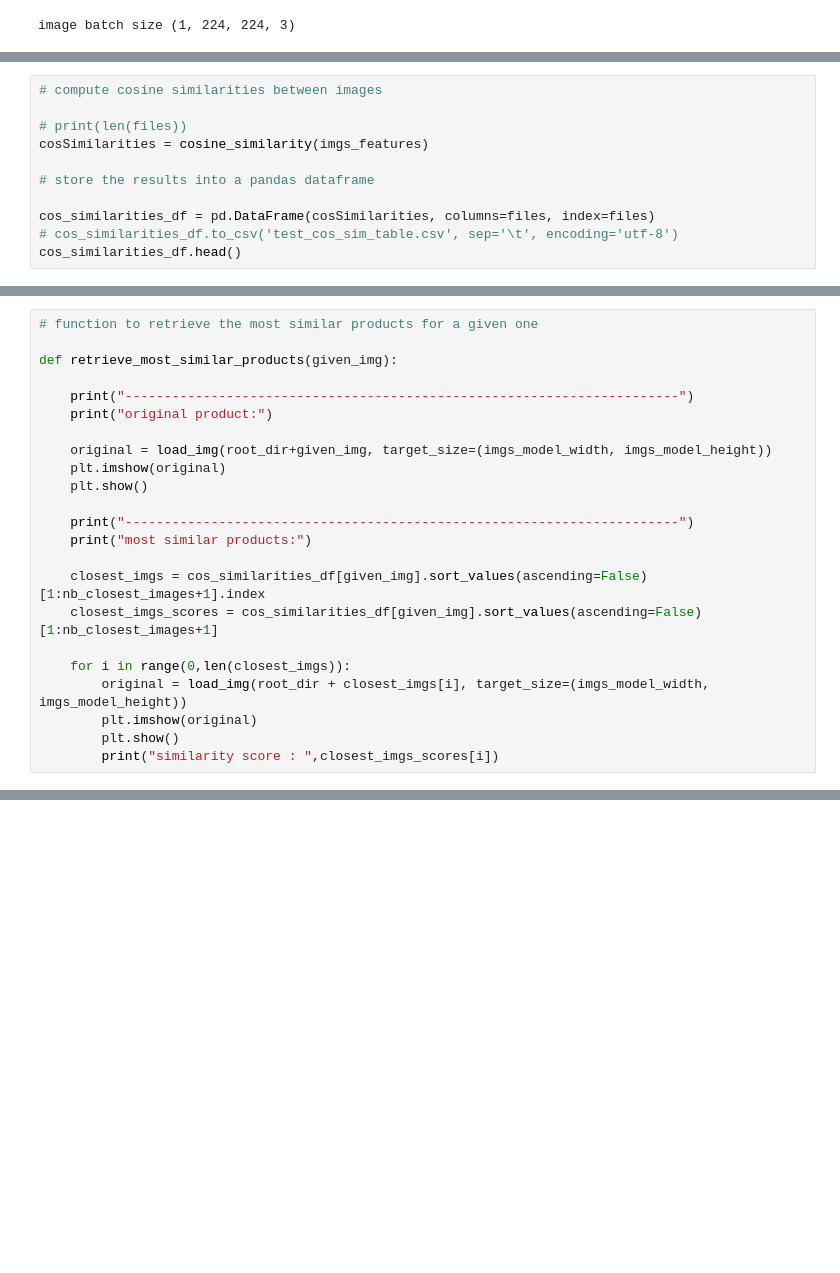
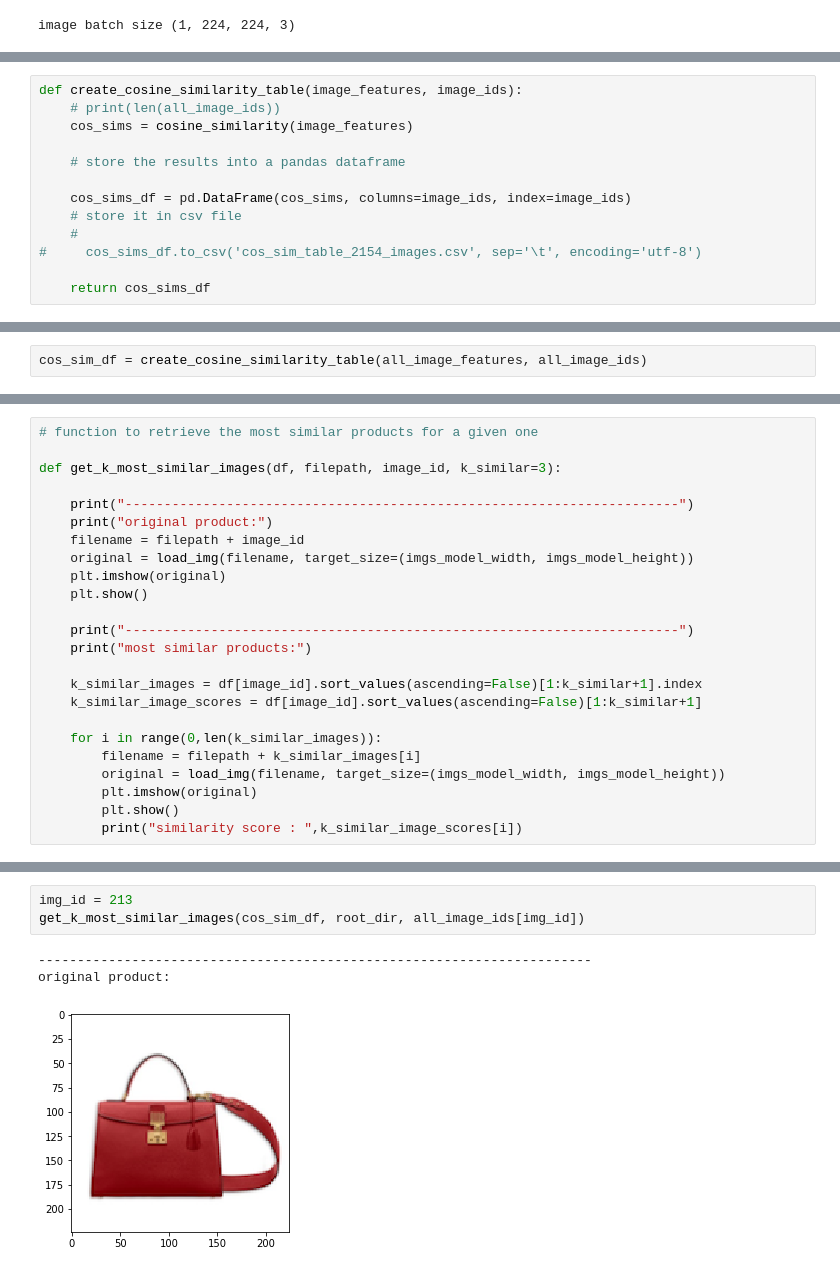
Before and after one commit to Sukhrobjon/recommender-system-based-on-pictures, a Jupyter notebook: recommend_similar_products.ipynb, the cells around one changed output, grey strips where cells are left out. Cells and saved outputs as stored; diff of their text form; blank space fills up the shorter version.

```diff
--- a/recommend_similar_products.ipynb
+++ b/recommend_similar_products.ipynb
@@ -161,11 +194,13 @@ features successfully extracted!
 # %%
-# compute cosine similarities between images
+def create_cosine_similarity_table(image_features, image_ids):
+    # print(len(all_image_ids))
+    cos_sims = cosine_similarity(image_features)
 
-# print(len(files))
-cosSimilarities = cosine_similarity(imgs_features)
+    # store the results into a pandas dataframe
 
-# store the results into a pandas dataframe
+    cos_sims_df = pd.DataFrame(cos_sims, columns=image_ids, index=image_ids)
+    # store it in csv file
+    #
+#     cos_sims_df.to_csv('cos_sim_table_2154_images.csv', sep='\t', encoding='utf-8')
 
-cos_similarities_df = pd.DataFrame(cosSimilarities, columns=files, index=files)
-# cos_similarities_df.to_csv('test_cos_sim_table.csv', sep='\t', encoding='utf-8')
-cos_similarities_df.head()
+    return cos_sims_df
@@ -179,0 +207,2 @@ cos_similarities_df.head()
+# %%
+cos_sim_df = create_cosine_similarity_table(all_image_features, all_image_ids)
@@ -180,23 +224,24 @@ cos_similarities_df.head()
 # %%
 # function to retrieve the most similar products for a given one
 
-def retrieve_most_similar_products(given_img):
+def get_k_most_similar_images(df, filepath, image_id, k_similar=3):
 
     print("-----------------------------------------------------------------------")
     print("original product:")
-
-    original = load_img(root_dir+given_img, target_size=(imgs_model_width, imgs_model_height))
+    filename = filepath + image_id
+    original = load_img(filename, target_size=(imgs_model_width, imgs_model_height))
     plt.imshow(original)
     plt.show()
 
     print("-----------------------------------------------------------------------")
     print("most similar products:")
 
-    closest_imgs = cos_similarities_df[given_img].sort_values(ascending=False)[1:nb_closest_images+1].index
-    closest_imgs_scores = cos_similarities_df[given_img].sort_values(ascending=False)[1:nb_closest_images+1]
+    k_similar_images = df[image_id].sort_values(ascending=False)[1:k_similar+1].index
+    k_similar_image_scores = df[image_id].sort_values(ascending=False)[1:k_similar+1]
 
-    for i in range(0,len(closest_imgs)):
-        original = load_img(root_dir + closest_imgs[i], target_size=(imgs_model_width, imgs_model_height))
+    for i in range(0,len(k_similar_images)):
+        filename = filepath + k_similar_images[i]
+        original = load_img(filename, target_size=(imgs_model_width, imgs_model_height))
         plt.imshow(original)
         plt.show()
-        print("similarity score : ",closest_imgs_scores[i])
+        print("similarity score : ",k_similar_image_scores[i])
@@ -221,0 +248,7 @@ similarity score :  0.7869004
+# %%
+img_id = 213
+get_k_most_similar_images(cos_sim_df, root_dir, all_image_ids[img_id])
+# %% [output]
+-----------------------------------------------------------------------
+original product:
+[figure, added]
```
Also changed, not shown: parts of 22 cells of this notebook.
